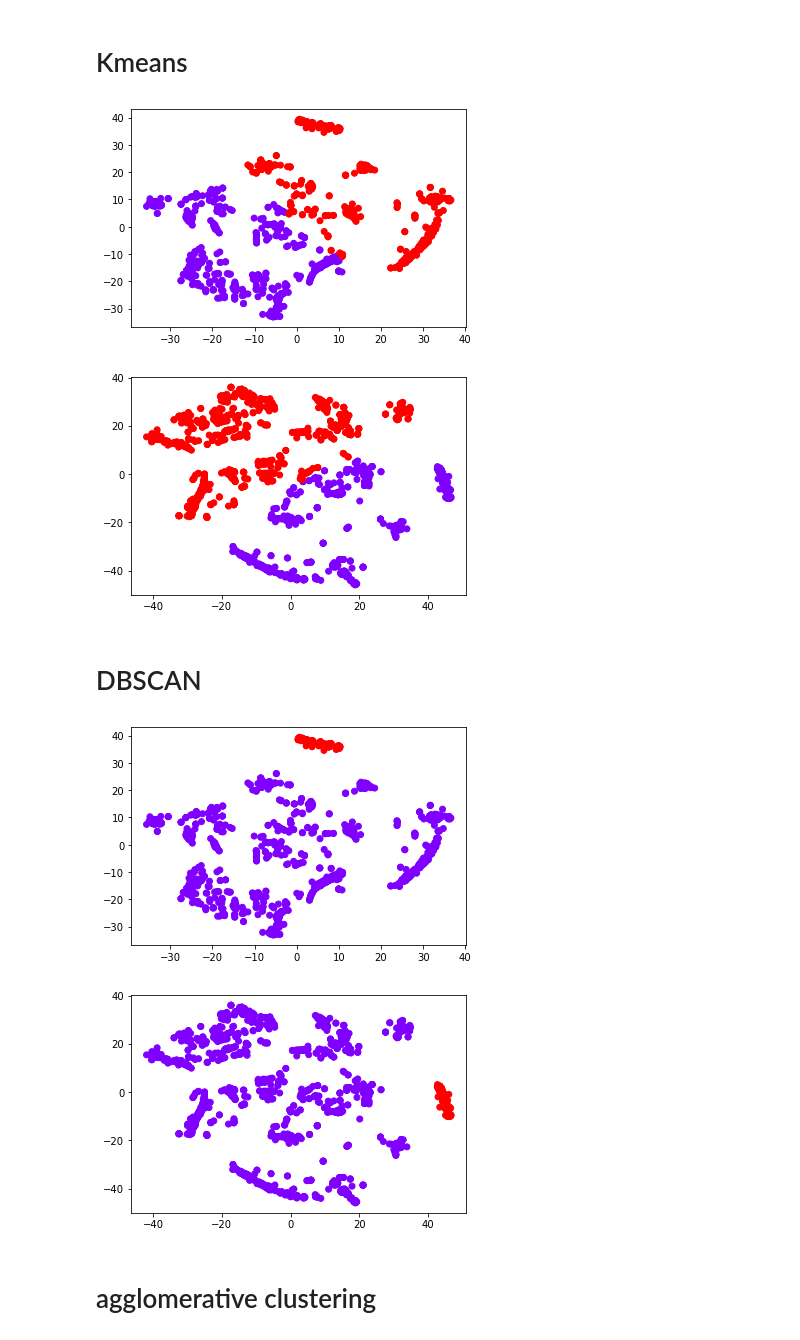
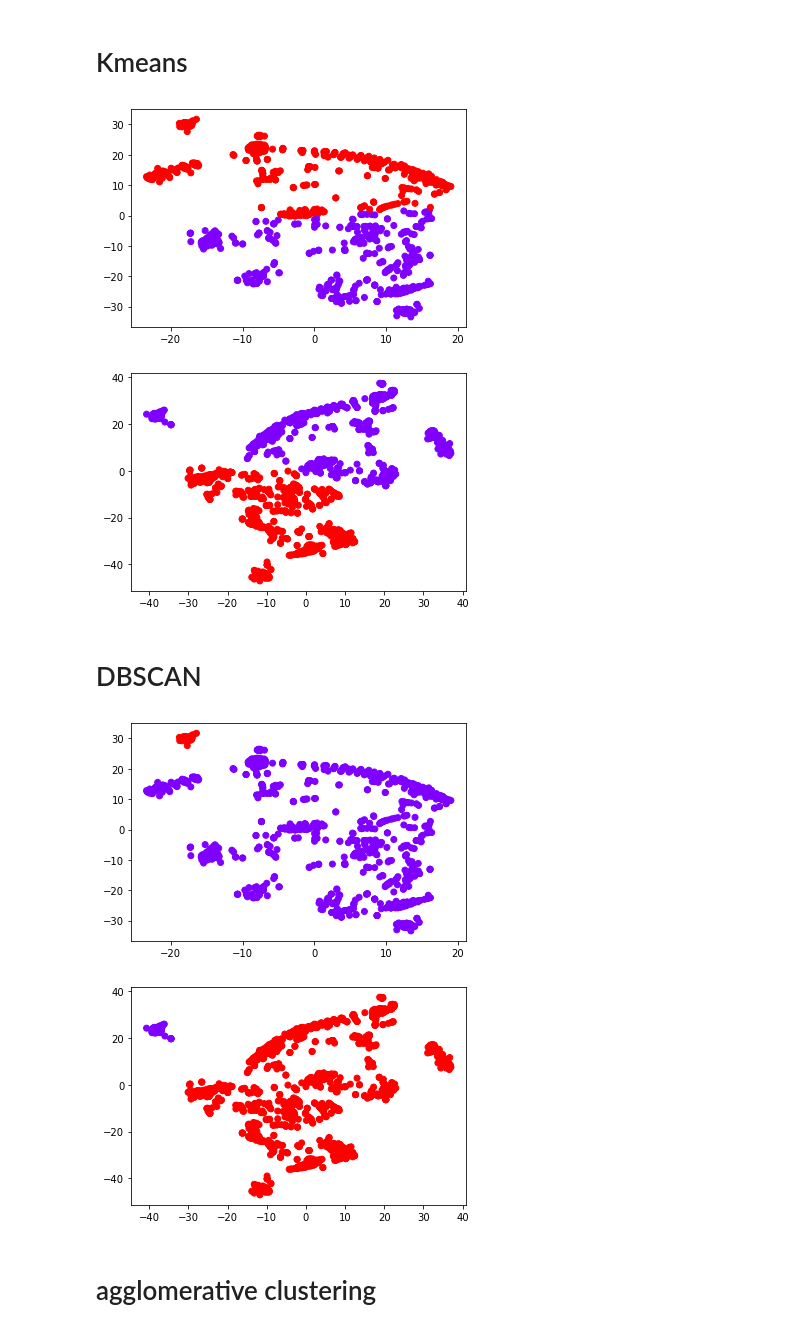
Before and after one commit to WozzyaQ/machine-learning-and-other-stuff, a Jupyter notebook: clustering-titanic/clustering.ipynb, the cells around one changed output. Saved outputs shown, nothing was run; the diff lists cells and outputs as text; code cells hidden in the pictures.

```diff
--- a/clustering-titanic/clustering.ipynb
+++ b/clustering-titanic/clustering.ipynb
@@ -292,7 +294,7 @@ ps_id_test = prepared_data_test["PassengerId"]
 prepared_data_train.drop(columns={"Cabin","Ticket","PassengerId"},inplace=True)
 prepared_data_test.drop(columns={"Cabin","Ticket","PassengerId"},inplace=True)
 # %%
-categorical_features = ["Name", "Embarked", "Sex", "Pclass", "SibSp", "Parch"]
+categorical_features = ["Name", "Embarked", "Sex", "SibSp", "Parch"]
 numerical_features = ["Age", "Fare"]
 # %%
 selected_features =  numerical_features + categorical_features
@@ -509,0 +527,9 @@ plot_cluster(tsne_representation, "blue")
+# %%
+# The perplexity is related to the number of nearest neighbors that is used in other manifold learning algorithms.
+perplexity_tsne = 45
+
+tsne = TSNE(perplexity=perplexity_tsne, n_iter=5000, random_state=30)
+
+tsne_representation = tsne.fit_transform(train_x_clust)
+
+plot_cluster(tsne_representation, "blue")
@@ -519,14 +549,14 @@ def kmeans(folded_repr):
     labels = kmeans.fit(folded_repr).labels_
     plot_cluster(folded_repr, labels)
 # %%
-kmeans(tsne_representation)
+kmeans(tsne_representation,2)
 # %% [output]
-[figure, old version]
+[figure, new version]
 # %%
 tnse_all_x_repr = tsne.fit_transform(ALL_X)
-kmeans(tnse_all_x_repr)
+kmeans(tnse_all_x_repr,2)
 # %% [output]
-[figure, old version]
+[figure, new version]
 # %% [markdown]
 # DBSCAN
 # %%
@@ -538,13 +570,13 @@ def dbscan(folded_repr, eps_):
     labels = db.labels_
     plot_cluster(folded_repr, labels)
 # %%
-dbscan(tsne_representation,10)
+dbscan(tsne_representation,6)
 # %% [output]
-[figure, old version]
+[figure, new version]
 # %%
-dbscan(tnse_all_x_repr,10)
+dbscan(tnse_all_x_repr,14)
 # %% [output]
-[figure, old version]
+[figure, new version]
 # %% [markdown]
 # agglomerative clustering
 # %%
```
Also changed, not shown: parts of 31 cells of this notebook.
